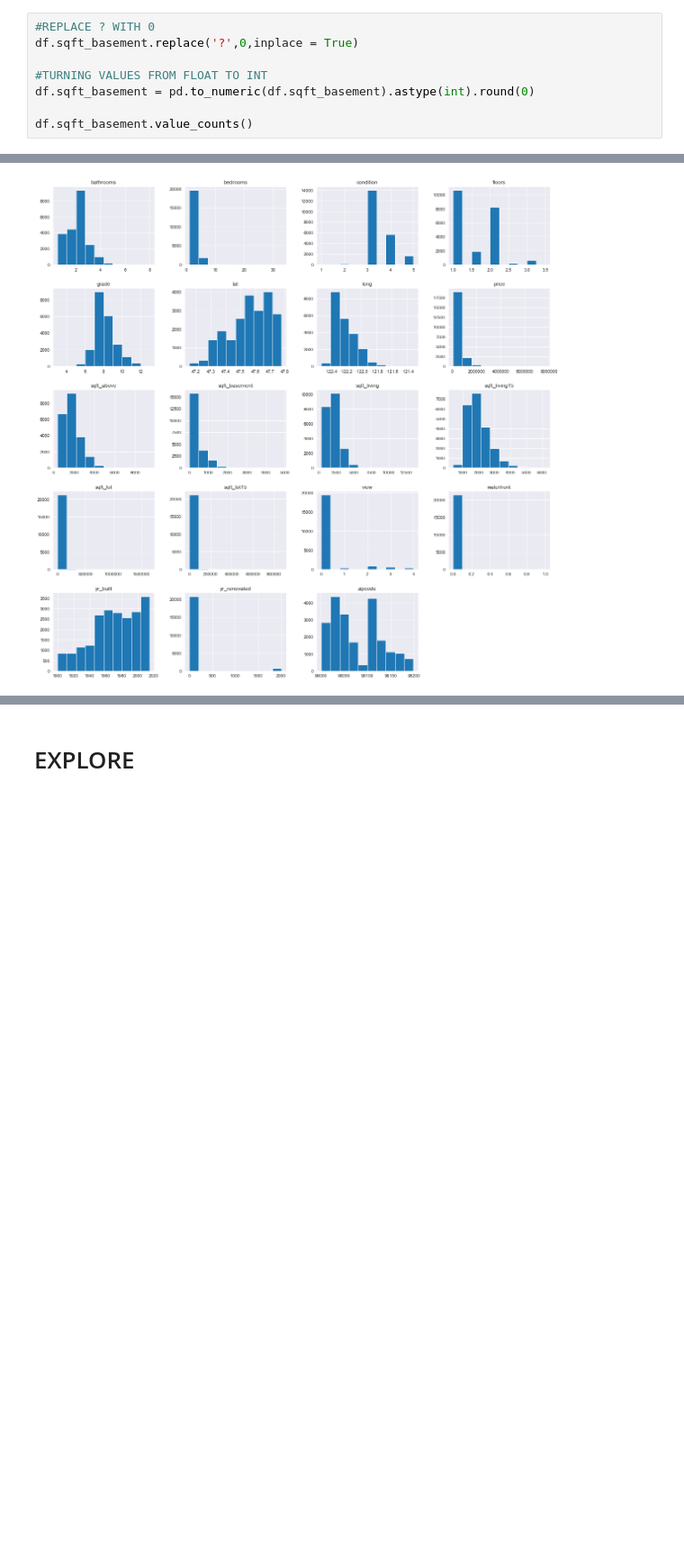
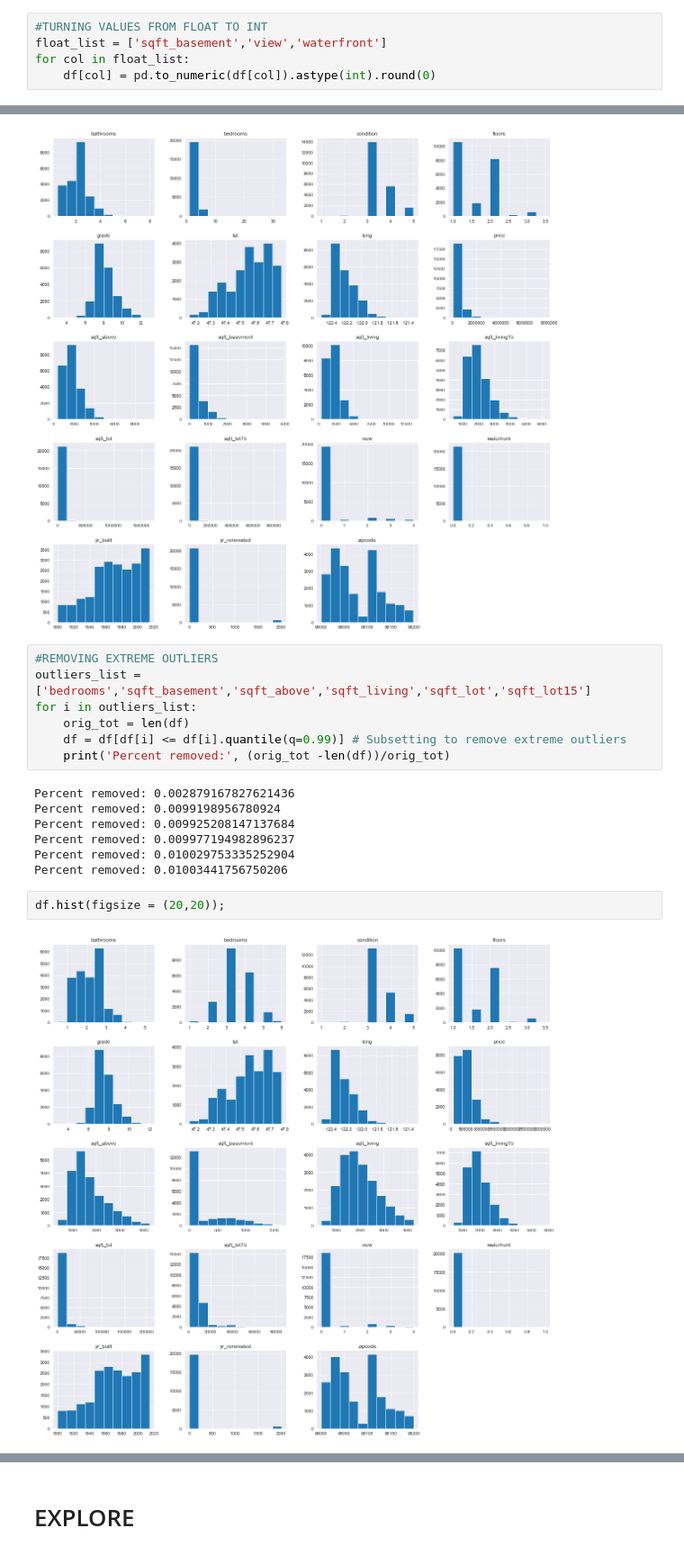
Before and after one commit to gabrieljarosi/dsc-mod-2-project-online-pt-041320, a Jupyter notebook: student_OSEMN.ipynb, the cells around one changed output, grey strips where cells are left out. Shown at 90% size. Drawn from its saved outputs; the diff is of its cells as text; blank space fills up the shorter version.

```diff
--- a/student_OSEMN.ipynb
+++ b/student_OSEMN.ipynb
@@ -360,8 +363,5 @@ memory usage: 3.5+ MB
 # %%
-#REPLACE ? WITH 0
-df.sqft_basement.replace('?',0,inplace = True)
-
 #TURNING VALUES FROM FLOAT TO INT
-df.sqft_basement = pd.to_numeric(df.sqft_basement).astype(int).round(0)
-
-df.sqft_basement.value_counts()
+float_list = ['sqft_basement','view','waterfront']
+for col in float_list:
+    df[col] = pd.to_numeric(df[col]).astype(int).round(0)
@@ -402,3 +389,21 @@ dtype: int64
 df.hist(figsize = (20,20));
 # %% [output]
 [figure]
+# %%
+#REMOVING EXTREME OUTLIERS
+outliers_list = ['bedrooms','sqft_basement','sqft_above','sqft_living','sqft_lot','sqft_lot15']
+for i in outliers_list:
+    orig_tot = len(df)
+    df = df[df[i] <= df[i].quantile(q=0.99)] # Subsetting to remove extreme outliers
+    print('Percent removed:', (orig_tot -len(df))/orig_tot)
+# %% [output]
+Percent removed: 0.002879167827621436
+Percent removed: 0.0099198956780924
+Percent removed: 0.009925208147137684
+Percent removed: 0.009977194982896237
+Percent removed: 0.010029753335252904
+Percent removed: 0.01003441756750206
+# %%
+df.hist(figsize = (20,20));
+# %% [output]
+[figure, added]
```
Also changed, not shown: parts of 24 cells of this notebook.
